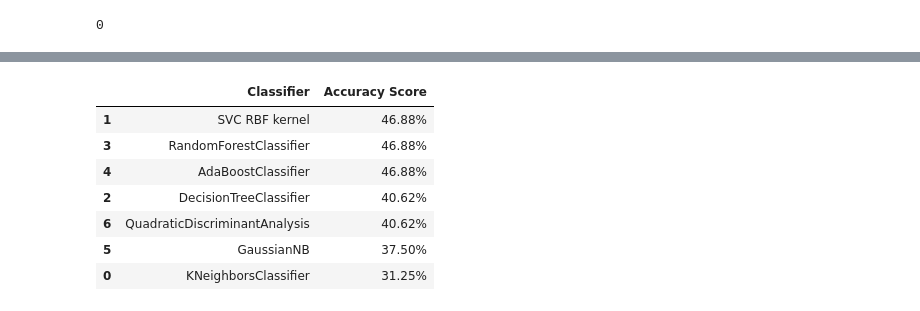
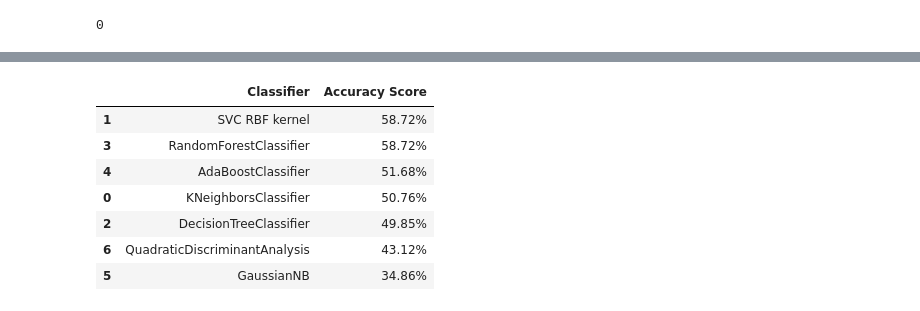
Before and after one commit to MoadSaadKhorchef/QMUL-BIG-DATA-SCIENCE, a Jupyter notebook: Couseworks/MACHINE LEARNING/CW2 - Mini Project/Testing.ipynb, the cells around one changed output, grey strips where cells are left out. Drawn from its saved outputs; the diff is of its cells as text; code cells hidden in the pictures.

```diff
--- a/Couseworks/MACHINE LEARNING/CW2 - Mini Project/Testing.ipynb
+++ b/Couseworks/MACHINE LEARNING/CW2 - Mini Project/Testing.ipynb
@@ -29,7 +29,7 @@ def feature_chromagram(waveform, sample_rate):
 def feature_melspectrogram(waveform, sample_rate):
     # Produce the mel spectrogram for all STFT frames and get the mean of each column of the resulting matrix to create a feature array
     # Using 8khz as upper frequency bound should be enough for most speech classification tasks
-    melspectrogram=np.mean(librosa.feature.melspectrogram(y=waveform, sr=sample_rate, n_mels=128, fmax=sample_rate/2).T,axis=0)
+    melspectrogram=np.mean(librosa.feature.melspectrogram(y=waveform, sr=sample_rate, n_mels=128, fmax=sample_rate).T,axis=0)
     return melspectrogram
 
 def feature_mfcc(waveform, sample_rate):
@@ -60,23 +60,24 @@ def get_features(file):
         melspectrogram = feature_melspectrogram(waveform, sample_rate)
         mfc_coefficients = feature_mfcc(waveform, sample_rate)
 
-        # my added
+        # my added features
+        #######
         y = waveform
         sr = sample_rate
         stft_=np.abs(librosa.stft(waveform))
 
         cent = np.mean( librosa.feature.spectral_centroid(y=y, sr=sr).T, axis=0)
         contrast = np.mean( librosa.feature.spectral_contrast(S=stft_, sr=sr).T, axis=0)
-        tonnetz = np.mean( librosa.feature.tonnetz(y=librosa.effects.harmonic(X), sr=sample_rate).T,axis=0)
-        rmse = np.mean( librosa.feature.rmse(y=y).T, axis=0)
+        tonnetz = np.mean( librosa.feature.tonnetz(y=librosa.effects.harmonic(y), sr=sample_rate).T,axis=0)
+        rms = np.mean( librosa.feature.rms(y=y).T, axis=0)
         spec_bw = np.mean( librosa.feature.spectral_bandwidth(y=y, sr=sr).T, axis=0)
         rolloff = np.mean( librosa.feature.spectral_rolloff(y=y, sr=sr).T, axis=0)
         zcr = np.mean( librosa.feature.zero_crossing_rate(y).T, axis=0)
-
+        #######
 
         feature_matrix=np.array([])
         # use np.hstack to stack our feature arrays horizontally to create a feature matrix
-        feature_matrix = np.hstack((chromagram, melspectrogram, mfc_coefficients, cent, contrast, tonnetz, rmse, spec_bw, rolloff, zcr ))
+        feature_matrix = np.hstack((chromagram, melspectrogram, mfc_coefficients, cent, contrast, tonnetz, rms, spec_bw, rolloff, zcr ))
 
         return feature_matrix
 # %%
@@ -146,8 +147,10 @@ The shape of y is (157,)
 # %%
 from sklearn.feature_selection import SelectKBest
-from sklearn.feature_selection import chi2, mutual_info_classif
+from sklearn.feature_selection import chi2, mutual_info_classif#
 
 #X.shape
-X_new = SelectKBest(mutual_info_classif, k=10).fit_transform(X, y)
+X_new = SelectKBest(mutual_info_classif, k=200).fit_transform(X, y)
+#X_new = SelectKBest(mutual_info_classif, k=10).fit_transform(a, b)
+
 X_new.shape
 # %% [output]
@@ -238,41 +260,47 @@ X_train_scaled, X_test_scaled, y_train, y_val = train_test_split(
 from sklearn.neighbors import KNeighborsClassifier
 from sklearn.svm import SVC
 from sklearn.tree import DecisionTreeClassifier
 from sklearn.ensemble import RandomForestClassifier, AdaBoostClassifier
 from sklearn.naive_bayes import GaussianNB
 from sklearn.discriminant_analysis import QuadraticDiscriminantAnalysis
 
+X_train_scaled, X_val_scaled, y_train, y_val = train_test_split(
+    features_scaled,
+    y,
+    test_size=0.2,
+    stratify=y
+)
 
 classification_models = [
     KNeighborsClassifier(),#(3),
     #SVC(kernel='linear'),#, C=0.025),
     SVC(kernel='rbf'),
     DecisionTreeClassifier(),#max_depth=5),
     RandomForestClassifier(),#max_depth=5, n_estimators=10, max_features=1),
     AdaBoostClassifier(),
     GaussianNB(),
     QuadraticDiscriminantAnalysis()]
 
 scores = []
 for model in classification_models:
     model.fit(X_train_scaled, y_train)
-    score = model.score(X_test_scaled, y_val)
+    score = model.score(X_val_scaled, y_val)
     model_name = type(model).__name__
     if model_name=='SVC' and model.kernel=='rbf': model_name+=' RBF kernel'
     scores.append((model_name,(f'{100*score:.2f}%')))
 
 # Make it pretty
 scores_df = pd.DataFrame(scores,columns=['Classifier','Accuracy Score'])
 scores_df.sort_values(by='Accuracy Score',axis=0,ascending=False)
 # %% [output]
 |  | Classifier | Accuracy Score |
-| 1 | SVC RBF kernel | 46.88% |
-| 3 | RandomForestClassifier | 46.88% |
-| 4 | AdaBoostClassifier | 46.88% |
-| 2 | DecisionTreeClassifier | 40.62% |
-| 6 | QuadraticDiscriminantAnalysis | 40.62% |
-| 5 | GaussianNB | 37.50% |
-| 0 | KNeighborsClassifier | 31.25% |
+| 1 | SVC RBF kernel | 58.72% |
+| 3 | RandomForestClassifier | 58.72% |
+| 4 | AdaBoostClassifier | 51.68% |
+| 0 | KNeighborsClassifier | 50.76% |
+| 2 | DecisionTreeClassifier | 49.85% |
+| 6 | QuadraticDiscriminantAnalysis | 43.12% |
+| 5 | GaussianNB | 34.86% |
 # %%
 from sklearn.model_selection import GridSearchCV
 from sklearn.model_selection import train_test_split
```
Also changed, not shown: parts of 10 cells of this notebook.
